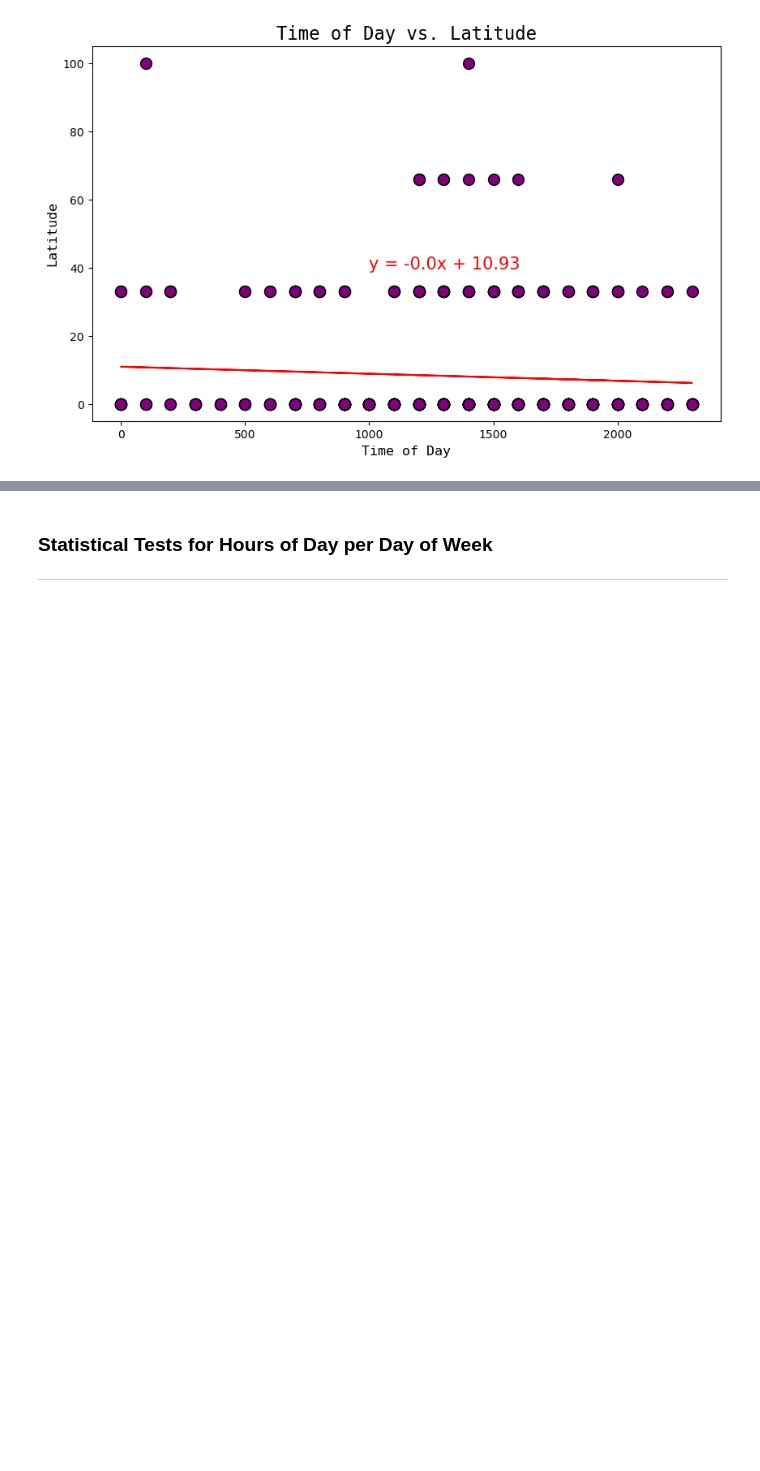
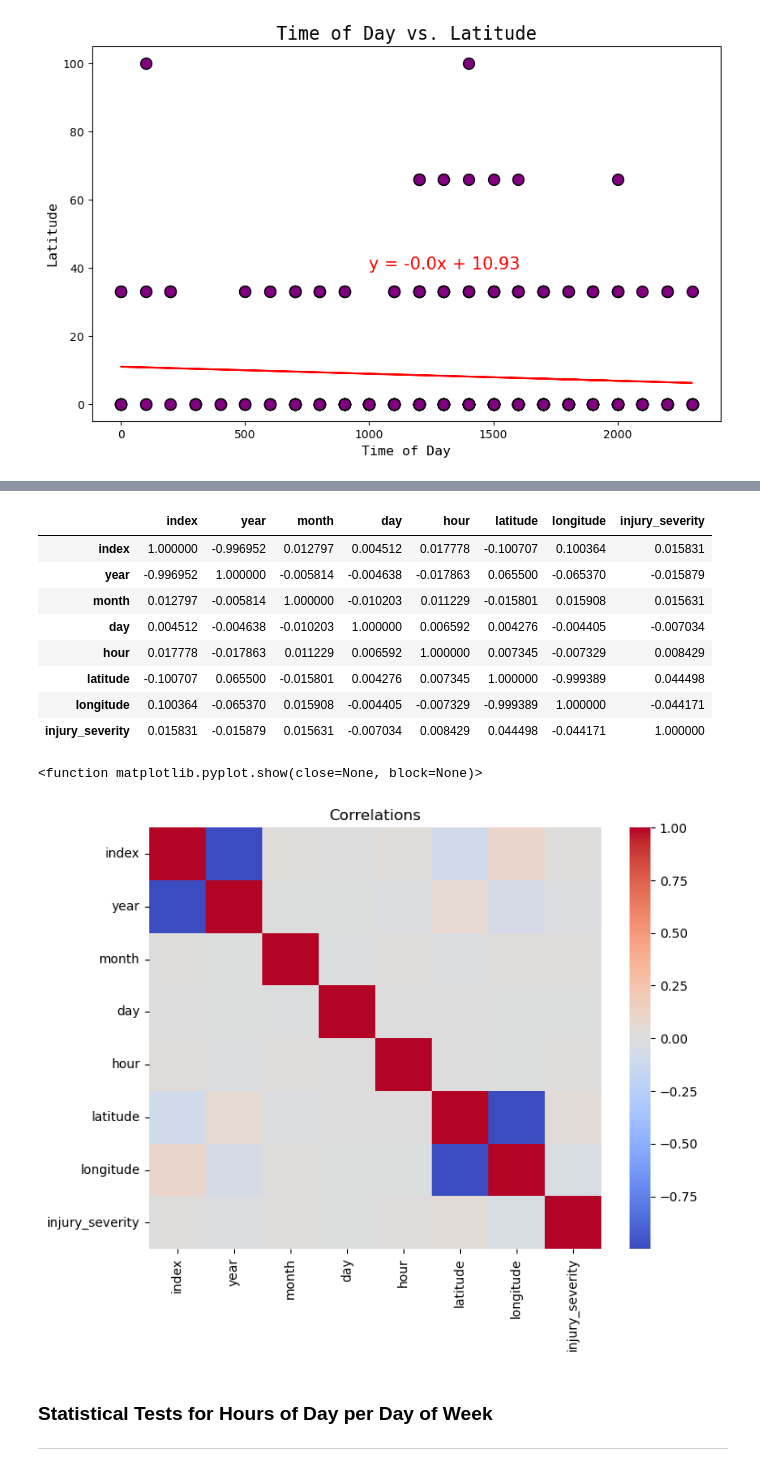
Before and after one commit to martabaker/ds-project-1-group-11, a Jupyter notebook: Regression/Regression.ipynb, the cells around one changed output, grey strips where cells are left out. Cells and saved outputs as stored; diff of their text form; code cells hidden in the pictures; blank space fills up the shorter version.

```diff
--- a/Regression/Regression.ipynb
+++ b/Regression/Regression.ipynb
@@ -25,6 +25,9 @@ df.head()
 | 2 | 2 | 2015 | 1 | 6 | 2300.0 | 2-Car | Non-incapacitating | DISREGARD SIGNAL/REG SIGN | ... |
 | 3 | 3 | 2015 | 1 | 7 | 900.0 | 2-Car | Non-incapacitating | FAILURE TO YIELD RIGHT OF WAY | ... |
 | 4 | 4 | 2015 | 1 | 7 | 1100.0 | 2-Car | No injury/unknown | FAILURE TO YIELD RIGHT OF WAY | ... |
+# %%
+# Remove the redundant index column
+df = df.drop("index", axis=1)
 # %%
 print(df.injury_type.value_counts())
 # %% [output]
@@ -123,3 +130,26 @@ The line equation is: y = -0.0x + 10.93
+# %%
+# Creating a heatmap
+corrs = sig_df.corr(numeric_only=True)
+
+plt.figure(figsize=(8,6))
+
+sns.heatmap(corrs, cmap="coolwarm")
+plt.title("Correlations")
+
+display(corrs)
+plt.show
+# %% [output]
+|  | index | year | month | day | hour | latitude | longitude | injury_severity |
+| index | 1.000000 | -0.996952 | 0.012797 | 0.004512 | 0.017778 | -0.100707 | 0.100364 | 0.015831 |
+| year | -0.996952 | 1.000000 | -0.005814 | -0.004638 | -0.017863 | 0.065500 | -0.065370 | -0.015879 |
+| month | 0.012797 | -0.005814 | 1.000000 | -0.010203 | 0.011229 | -0.015801 | 0.015908 | 0.015631 |
+| day | 0.004512 | -0.004638 | -0.010203 | 1.000000 | 0.006592 | 0.004276 | -0.004405 | -0.007034 |
+| hour | 0.017778 | -0.017863 | 0.011229 | 0.006592 | 1.000000 | 0.007345 | -0.007329 | 0.008429 |
+| latitude | -0.100707 | 0.065500 | -0.015801 | 0.004276 | 0.007345 | 1.000000 | -0.999389 | 0.044498 |
+| longitude | 0.100364 | -0.065370 | 0.015908 | -0.004405 | -0.007329 | -0.999389 | 1.000000 | -0.044171 |
+| injury_severity | 0.015831 | -0.015879 | 0.015631 | -0.007034 | 0.008429 | 0.044498 | -0.044171 | 1.000000 |
+<function matplotlib.pyplot.show(close=None, block=None)>
+[figure, added]
 # %% [markdown]
 ### Statistical Tests for Hours of Day per Day of Week
 ---
```
Also changed, not shown: parts of 13 cells of this notebook.
